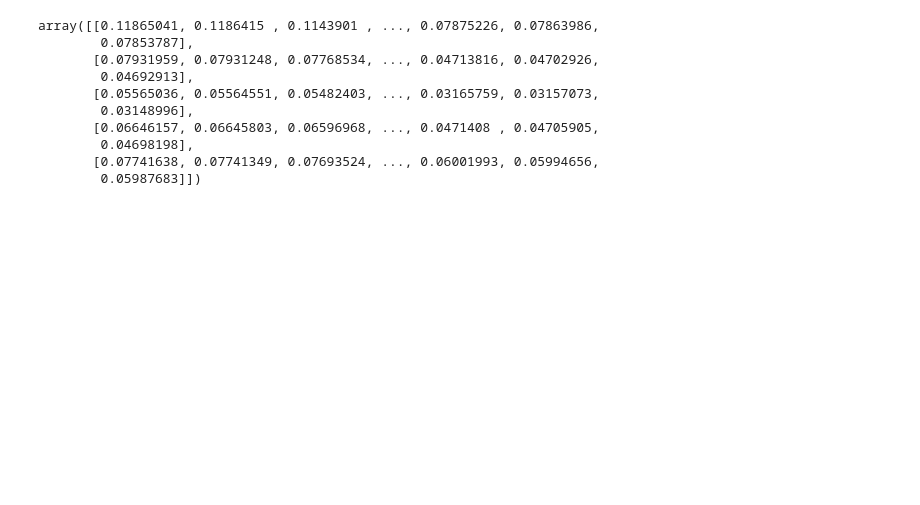
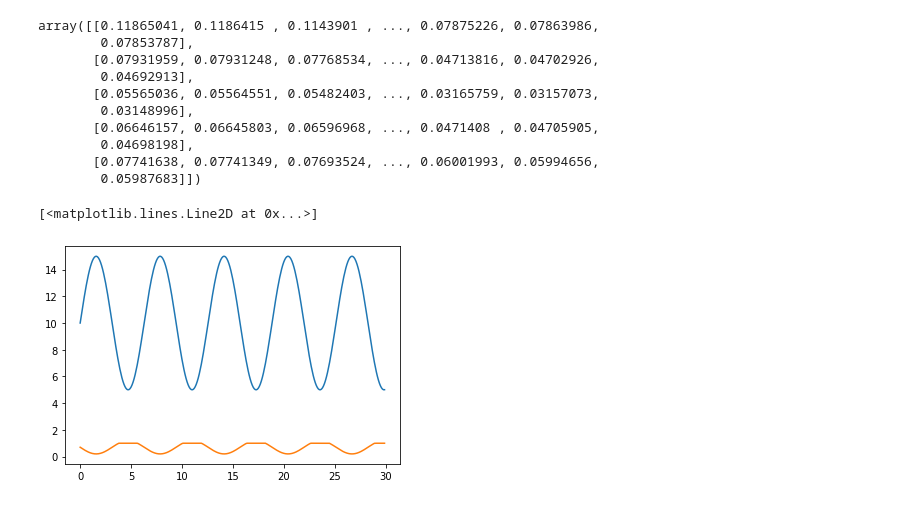
Before and after one commit to olafnekeman/wind_turbine_aeroelasticity, a Jupyter notebook: Assignment 2/example_function_use_Case_B.ipynb, the cells around one changed output. Saved outputs shown, nothing was run; the diff lists cells and outputs as text; code cells hidden in the pictures; blank space fills up the shorter version.

```diff
--- a/Assignment 2/example_function_use_Case_B.ipynb
+++ b/Assignment 2/example_function_use_Case_B.ipynb
@@ -877,3 +903,15 @@ array([[0.11865041, 0.1186415 , 0.1143901 , ..., 0.07875226, 0.07863986,
         0.04698198],
        [0.07741638, 0.07741349, 0.07693524, ..., 0.06001993, 0.05994656,
         0.05987683]])
+# %%
+# we use this equivalent angle of attack alpha_f to determine a new trailign edge separation point effect f_prime
+alpha_f = 10 + 5*np.sin(time)
+fprime = np.zeros(np.shape(alpha_f))
+for i,val in enumerate(alpha_f):
+    fprime[i]  = f_trailing_edge_separation_point(alpha_f[i]*np.pi/180)
+# %%
+plt.plot(time, alpha_f)
+plt.plot(time, fprime)
+# %% [output]
+[<matplotlib.lines.Line2D at 0x...>]
+[figure, added]
```
Also changed, not shown: parts of 5 cells of this notebook.
